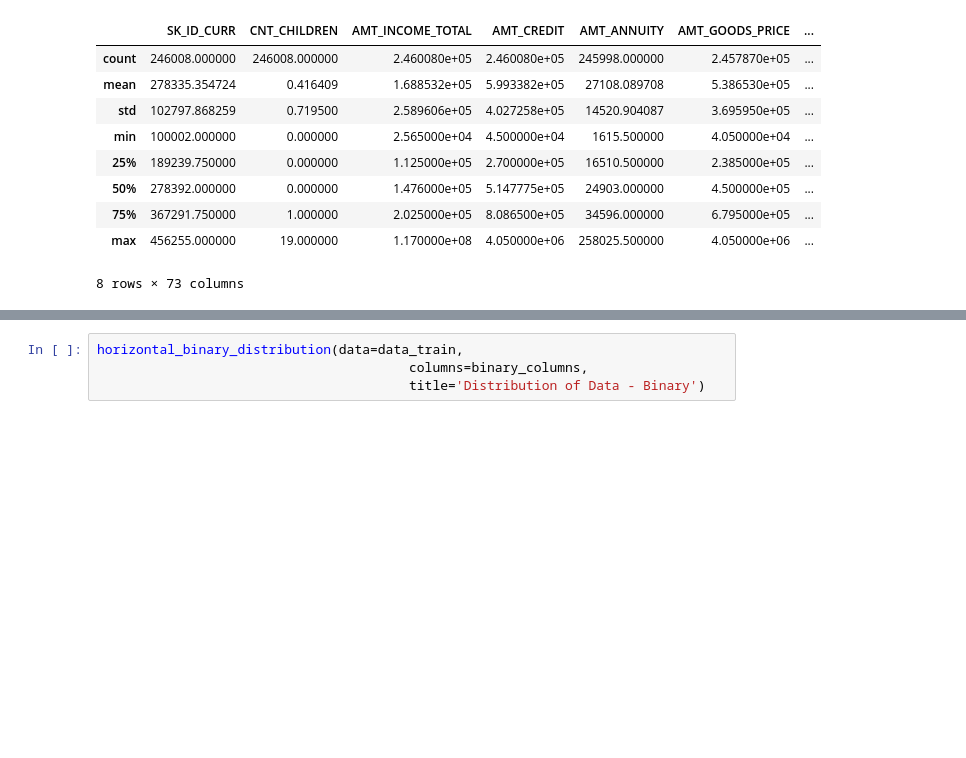
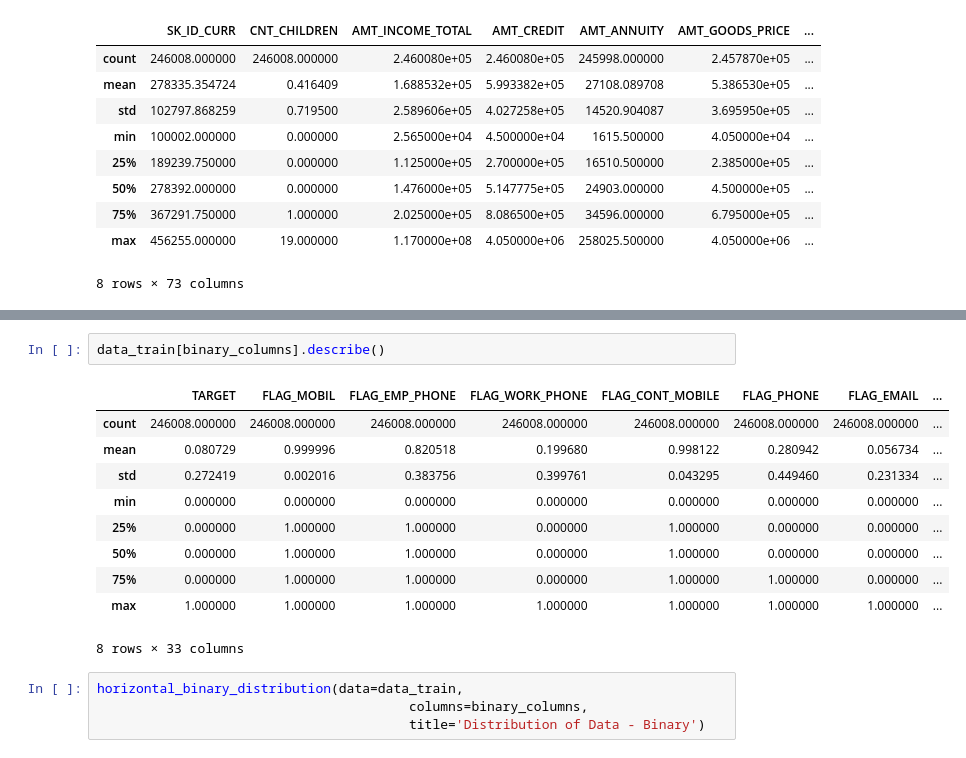
Before and after one commit to CelineChiLamNg/home_credit_default_prediction, a Jupyter notebook: notebooks/home_credit_2.ipynb, the cells around one changed output, grey strips where cells are left out. Saved outputs shown, nothing was run; the diff lists cells and outputs as text; blank space fills up the shorter version.

```diff
--- a/notebooks/home_credit_2.ipynb
+++ b/notebooks/home_credit_2.ipynb
@@ -299,3 +319,16 @@ data_train[numerical_columns].describe()
+# %%
+data_train[binary_columns].describe()
+# %% [output]
+|  | TARGET | FLAG_MOBIL | FLAG_EMP_PHONE | FLAG_WORK_PHONE | FLAG_CONT_MOBILE | FLAG_PHONE | FLAG_EMAIL | ... |
+| count | 246008.000000 | 246008.000000 | 246008.000000 | 246008.000000 | 246008.000000 | 246008.000000 | 246008.000000 | ... |
+| mean | 0.080729 | 0.999996 | 0.820518 | 0.199680 | 0.998122 | 0.280942 | 0.056734 | ... |
+| std | 0.272419 | 0.002016 | 0.383756 | 0.399761 | 0.043295 | 0.449460 | 0.231334 | ... |
+| min | 0.000000 | 0.000000 | 0.000000 | 0.000000 | 0.000000 | 0.000000 | 0.000000 | ... |
+| 25% | 0.000000 | 1.000000 | 1.000000 | 0.000000 | 1.000000 | 0.000000 | 0.000000 | ... |
+| 50% | 0.000000 | 1.000000 | 1.000000 | 0.000000 | 1.000000 | 0.000000 | 0.000000 | ... |
+| 75% | 0.000000 | 1.000000 | 1.000000 | 0.000000 | 1.000000 | 1.000000 | 0.000000 | ... |
+| max | 1.000000 | 1.000000 | 1.000000 | 1.000000 | 1.000000 | 1.000000 | 1.000000 | ... |
+8 rows × 33 columns
 # %%
 horizontal_binary_distribution(data=data_train,
                                         columns=binary_columns,
```
Also changed, not shown: parts of 8 cells of this notebook.
